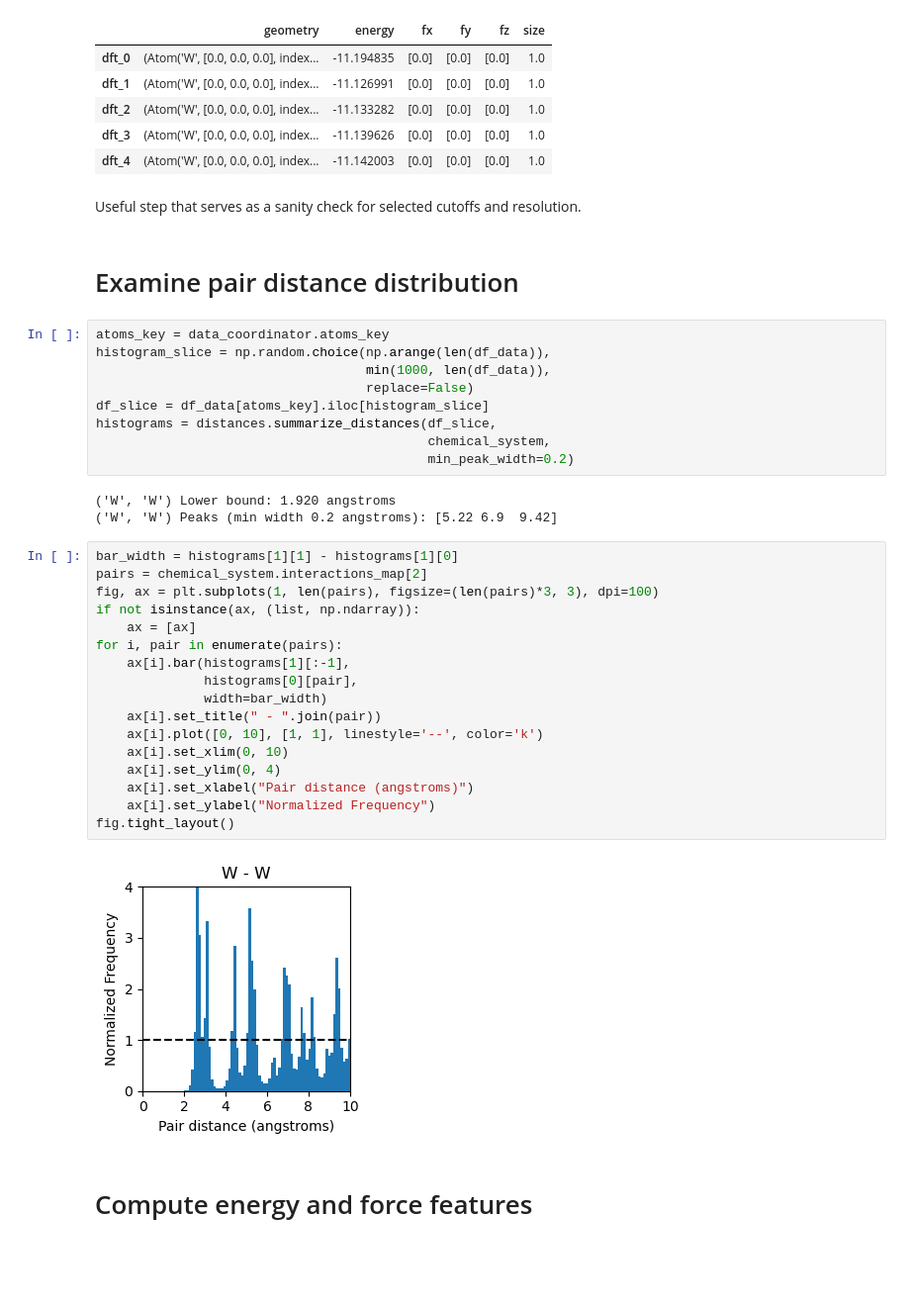
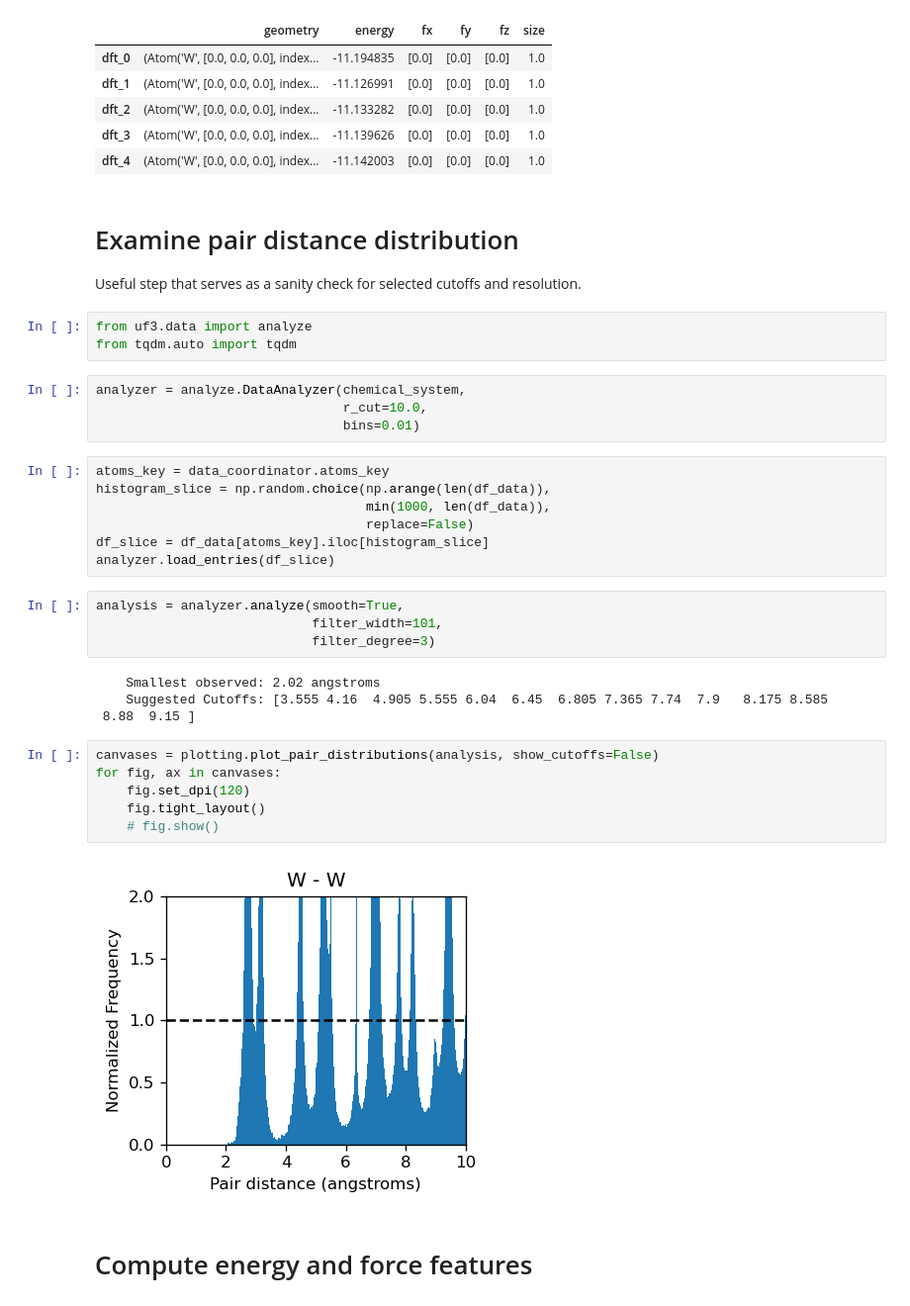
Before and after one commit to uf3/uf3, a Jupyter notebook: examples/tungsten_extxyz/pair_potential_demo.ipynb, the cells around one changed output. Shown at 99% size. Saved outputs shown, nothing was run; the diff lists cells and outputs as text; blank space fills up the shorter version.

```diff
--- a/examples/tungsten_extxyz/pair_potential_demo.ipynb
+++ b/examples/tungsten_extxyz/pair_potential_demo.ipynb
@@ -143,40 +178,38 @@ df_data.head()
 | dft_3 | (Atom('W', [0.0, 0.0, 0.0], index... | -11.139626 | [0.0] | [0.0] | [0.0] | 1.0 |
 | dft_4 | (Atom('W', [0.0, 0.0, 0.0], index... | -11.142003 | [0.0] | [0.0] | [0.0] | 1.0 |
 # %% [markdown]
+# Examine pair distance distribution
 Useful step that serves as a sanity check for selected cutoffs and resolution.
-# %% [markdown]
-# Examine pair distance distribution
+# %%
+from uf3.data import analyze
+from tqdm.auto import tqdm
+# %%
+analyzer = analyze.DataAnalyzer(chemical_system,
+                                r_cut=10.0,
+                                bins=0.01)
 # %%
 atoms_key = data_coordinator.atoms_key
 histogram_slice = np.random.choice(np.arange(len(df_data)),
                                    min(1000, len(df_data)),
                                    replace=False)
 df_slice = df_data[atoms_key].iloc[histogram_slice]
-histograms = distances.summarize_distances(df_slice,
-                                           chemical_system,
-                                           min_peak_width=0.2)
+analyzer.load_entries(df_slice)
-# %% [output]
-('W', 'W') Lower bound: 1.920 angstroms
-('W', 'W') Peaks (min width 0.2 angstroms): [5.22 6.9  9.42]
-# %%
-bar_width = histograms[1][1] - histograms[1][0]
-pairs = chemical_system.interactions_map[2]
-fig, ax = plt.subplots(1, len(pairs), figsize=(len(pairs)*3, 3), dpi=100)
-if not isinstance(ax, (list, np.ndarray)):
-    ax = [ax]
-for i, pair in enumerate(pairs):
-    ax[i].bar(histograms[1][:-1],
-              histograms[0][pair],
-              width=bar_width)
-    ax[i].set_title(" - ".join(pair))
-    ax[i].plot([0, 10], [1, 1], linestyle='--', color='k')
-    ax[i].set_xlim(0, 10)
-    ax[i].set_ylim(0, 4)
-    ax[i].set_xlabel("Pair distance (angstroms)")
-    ax[i].set_ylabel("Normalized Frequency")
-fig.tight_layout()
-# %% [output]
-[figure, removed]
+# %%
+analysis = analyzer.analyze(smooth=True,
+                            filter_width=101,
+                            filter_degree=3)
+# %% [output]
+    Smallest observed: 2.02 angstroms
+    Suggested Cutoffs: [3.555 4.16  4.905 5.555 6.04  6.45  6.805 7.365 7.74  7.9   8.175 8.585
+ 8.88  9.15 ]
+# %%
+canvases = plotting.plot_pair_distributions(analysis, show_cutoffs=False)
+for fig, ax in canvases:
+    fig.set_dpi(120)
+    fig.tight_layout()
+    # fig.show()
+# %% [output]
+[figure, added]
 # %% [markdown]
 # Compute energy and force features
 # %%
```
Also changed, not shown: parts of 66 cells of this notebook, 4 other files.
